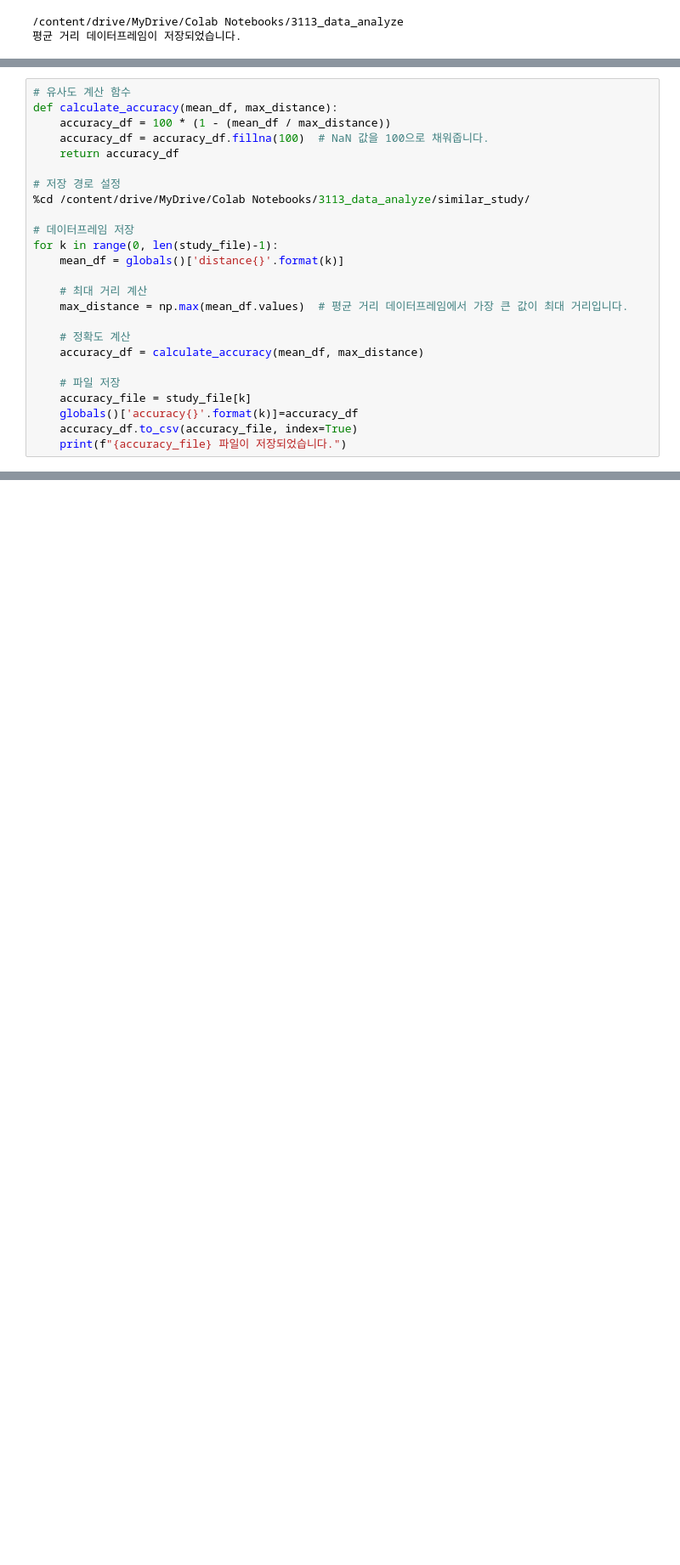
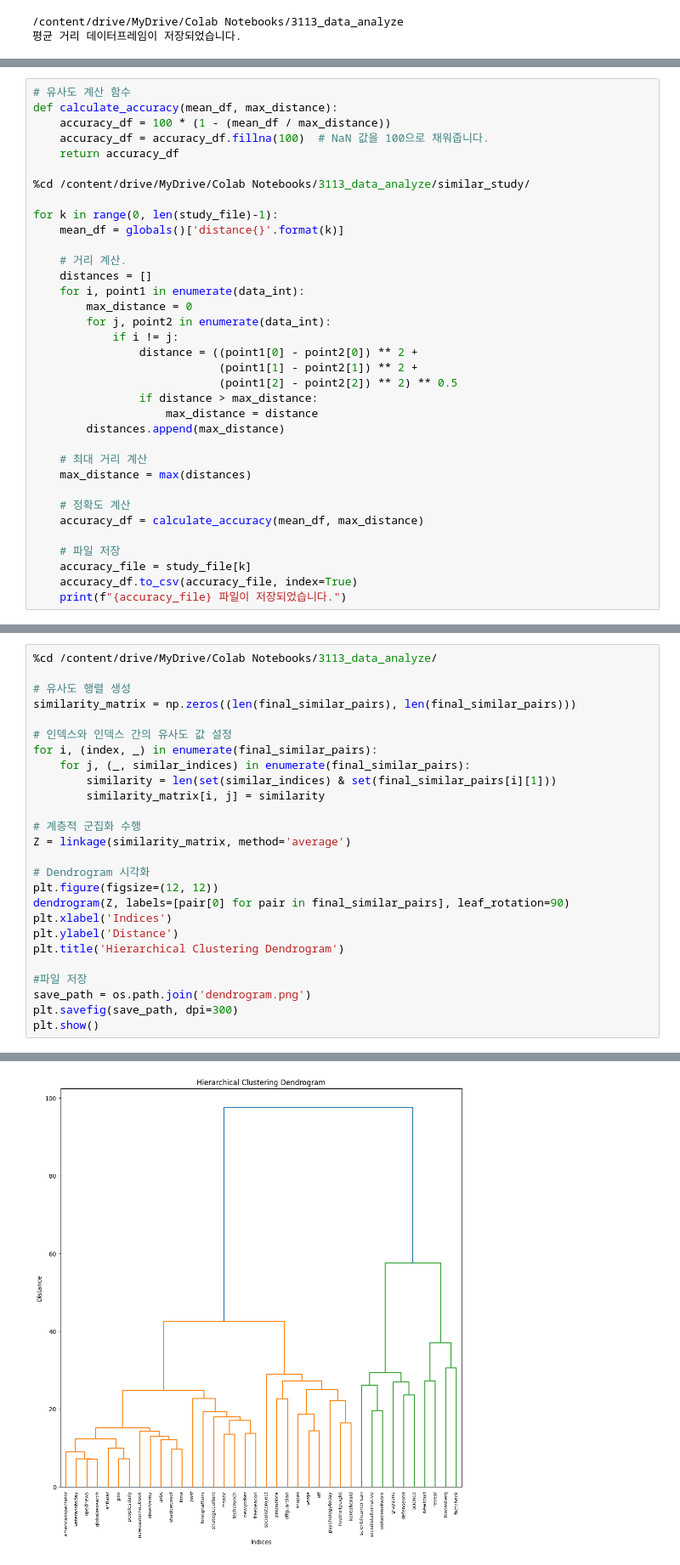
Before and after one commit to fhfhfhfhgpdl/media_bias, a Jupyter notebook: Media_bias_analyze.ipynb, the cells around one changed output, grey strips where cells are left out. Shown at 85% size. Cells and saved outputs as stored; diff of their text form; blank space fills up the shorter version.

```diff
--- a/Media_bias_analyze.ipynb
+++ b/Media_bias_analyze.ipynb
@@ -336,22 +337,32 @@ def calculate_accuracy(mean_df, max_distance):
     accuracy_df = accuracy_df.fillna(100)  # NaN 값을 100으로 채워줍니다.
     return accuracy_df
 
-# 저장 경로 설정
 %cd /content/drive/MyDrive/Colab Notebooks/3113_data_analyze/similar_study/
 
-# 데이터프레임 저장
 for k in range(0, len(study_file)-1):
     mean_df = globals()['distance{}'.format(k)]
 
+    # 거리 계산.
+    distances = []
+    for i, point1 in enumerate(data_int):
+        max_distance = 0
+        for j, point2 in enumerate(data_int):
+            if i != j:
+                distance = ((point1[0] - point2[0]) ** 2 +
+                            (point1[1] - point2[1]) ** 2 +
+                            (point1[2] - point2[2]) ** 2) ** 0.5
+                if distance > max_distance:
+                    max_distance = distance
+        distances.append(max_distance)
+
     # 최대 거리 계산
-    max_distance = np.max(mean_df.values)  # 평균 거리 데이터프레임에서 가장 큰 값이 최대 거리입니다.
+    max_distance = max(distances)
 
     # 정확도 계산
     accuracy_df = calculate_accuracy(mean_df, max_distance)
 
     # 파일 저장
     accuracy_file = study_file[k]
-    globals()['accuracy{}'.format(k)]=accuracy_df
     accuracy_df.to_csv(accuracy_file, index=True)
     print(f"{accuracy_file} 파일이 저장되었습니다.")
 # %% [output]
@@ -373,0 +449,27 @@ tech_censorship_counts.csv 파일이 저장되었습니다.
+# %%
+%cd /content/drive/MyDrive/Colab Notebooks/3113_data_analyze/
+
+# 유사도 행렬 생성
+similarity_matrix = np.zeros((len(final_similar_pairs), len(final_similar_pairs)))
+
+# 인덱스와 인덱스 간의 유사도 값 설정
+for i, (index, _) in enumerate(final_similar_pairs):
+    for j, (_, similar_indices) in enumerate(final_similar_pairs):
+        similarity = len(set(similar_indices) & set(final_similar_pairs[i][1]))
+        similarity_matrix[i, j] = similarity
+
+# 계층적 군집화 수행
+Z = linkage(similarity_matrix, method='average')
+
+# Dendrogram 시각화
+plt.figure(figsize=(12, 12))
+dendrogram(Z, labels=[pair[0] for pair in final_similar_pairs], leaf_rotation=90)
+plt.xlabel('Indices')
+plt.ylabel('Distance')
+plt.title('Hierarchical Clustering Dendrogram')
+
+#파일 저장
+save_path = os.path.join('dendrogram.png')
+plt.savefig(save_path, dpi=300)
+plt.show()
+# %% [output]
@@ -373,0 +477 @@ tech_censorship_counts.csv 파일이 저장되었습니다.
+[figure, added]
```
Also changed, not shown: parts of 10 cells of this notebook, 41 other files.
